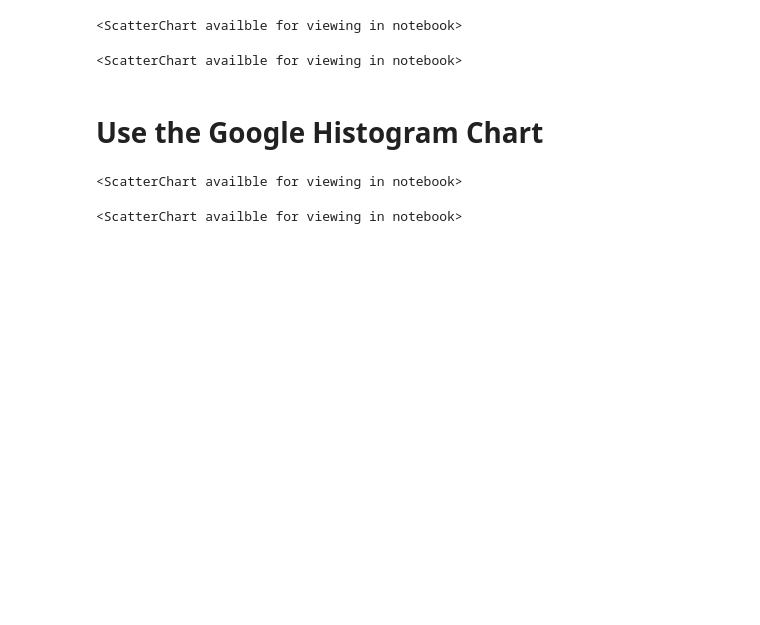
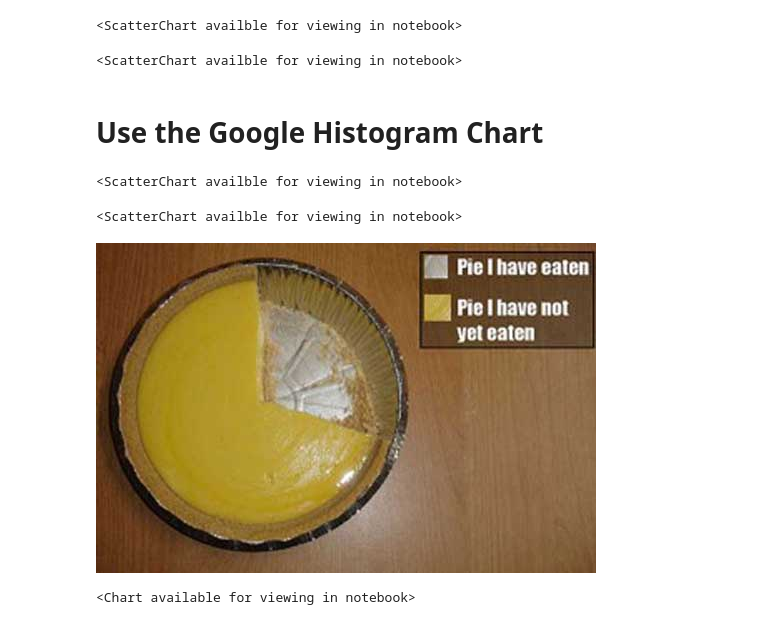
Before and after one commit to jarulsamy/calicolrc, a Jupyter notebook: notebooks/Python/Google Charts.ipynb, the cells around one changed output. Drawn from its saved outputs; the diff is of its cells as text; code cells hidden in the pictures; blank space fills up the shorter version.

Commit message:
Pie Chart.

```diff
--- a/notebooks/Python/Google Charts.ipynb
+++ b/notebooks/Python/Google Charts.ipynb
@@ -67,3 +68,11 @@ def drawNormal():
     pts = [(x, normal.Density(x)) for x in range(-12, 12)]
     g = calico.GoogleChart("AreaChart", pts, {'title': "Probability Distribution Function"})
     calico.display(g)
+# %%
+data = [("Pie I have eaten", .33), ("Pie I have not yet eaten", .67)]
+s = calico.GoogleChart("PieChart", data)
+calico.display(calico.Image("http://evergreen.loyola.edu/dsheinz/www/figure/pie.png"))
+calico.display(s)
+# %% [output]
+[figure, added]
+<Chart available for viewing in notebook>
```
Also changed, not shown: parts of 1 cell of this notebook.
